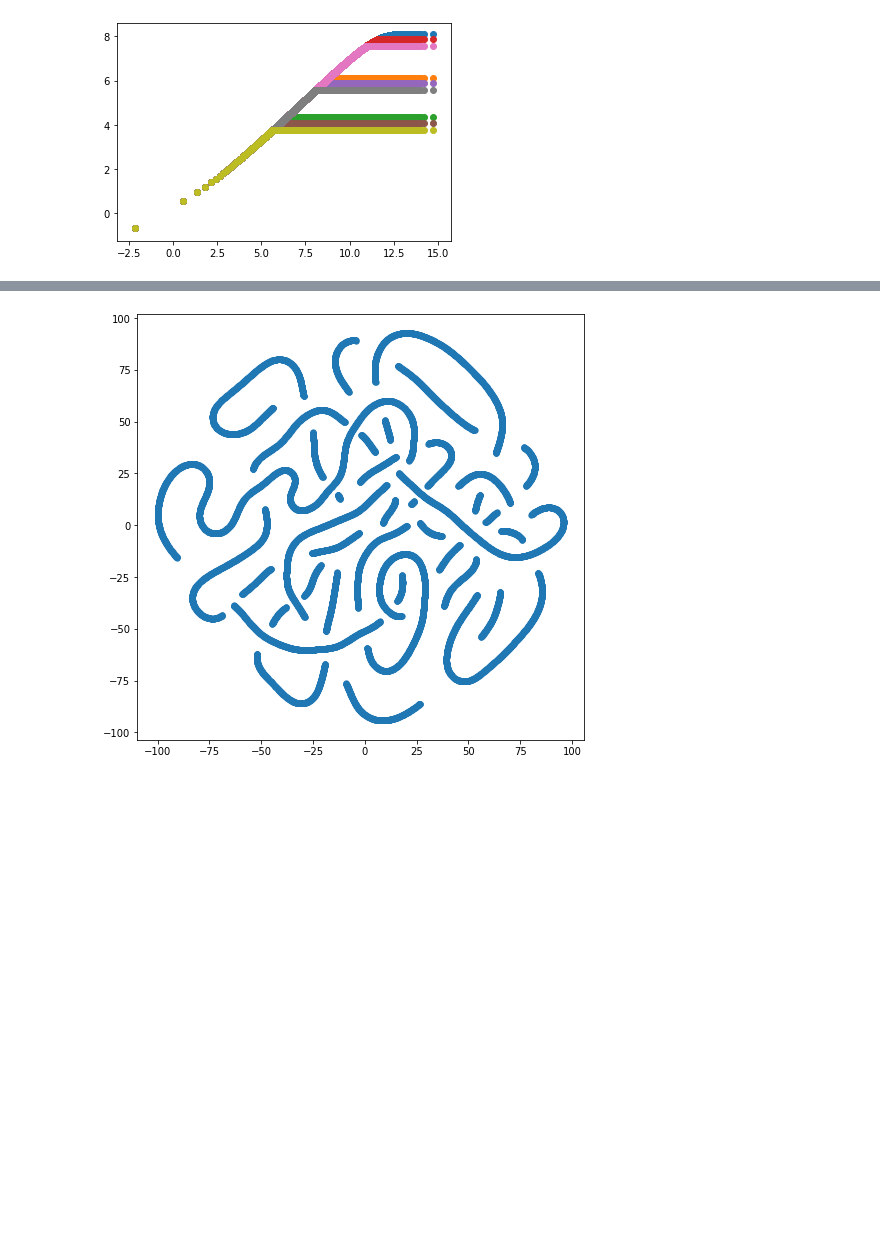
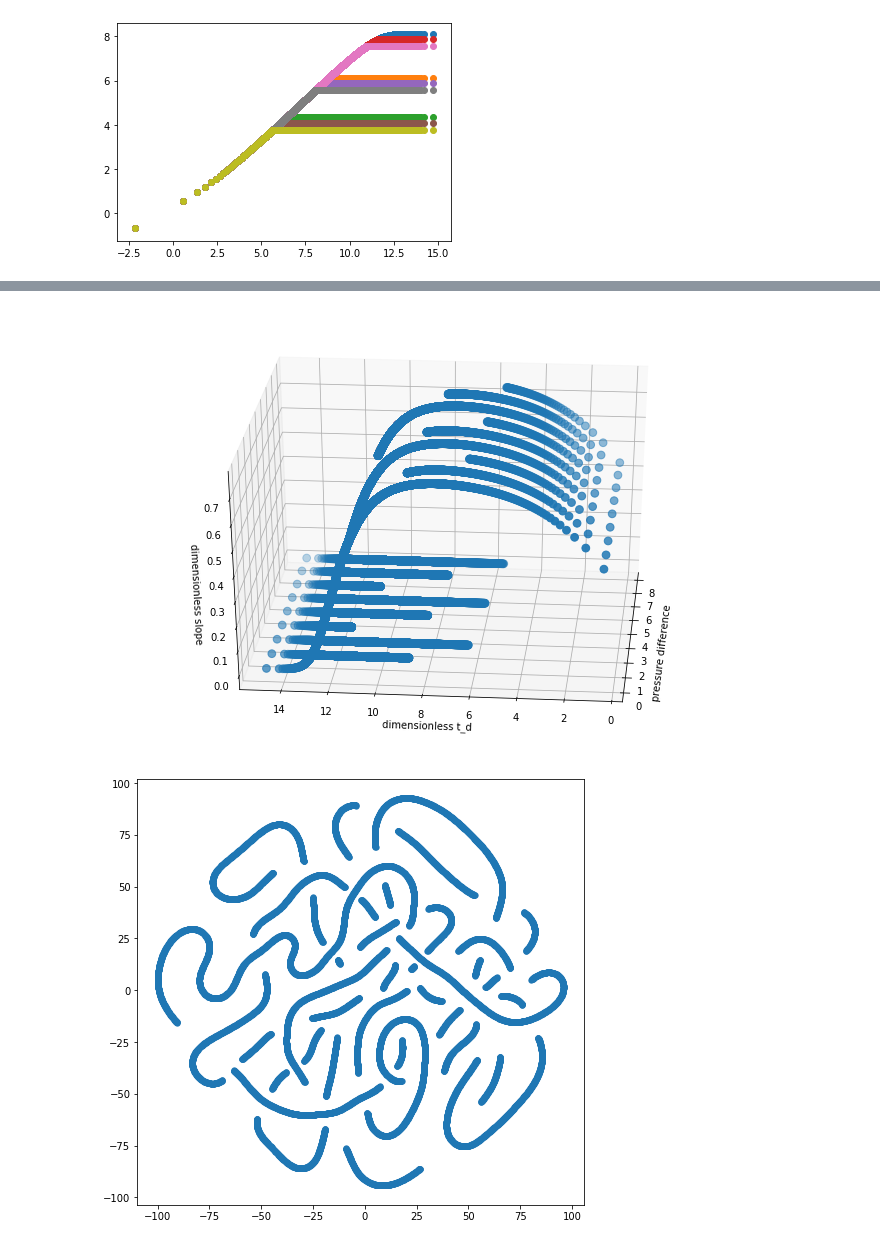
Before and after one commit to rui-ren/Simultaneous-Localization-and-Mapping, a Jupyter notebook: t-SNE.ipynb, the cells around one changed output, grey strips where cells are left out. Cells and saved outputs as stored; diff of their text form; code cells hidden in the pictures; blank space fills up the shorter version.

```diff
--- a/t-SNE.ipynb
+++ b/t-SNE.ipynb
@@ -251,0 +213,11 @@ len(new)
+# %%
+fig = plt.figure(figsize = (12,8))
+ax = fig.add_subplot(111, projection='3d')
+ax.scatter(df['x'], df['y'], df['z'], cmap=plt.cm.viridis, s=60)
+ax.view_init(30, 185)
+ax.set_xlabel('pressure difference')
+ax.set_ylabel('dimensionless t_d')
+ax.set_zlabel('dimensionless slope')
+plt.show()
+# %% [output]
+[figure, added]
```
Also changed, not shown: parts of 31 cells of this notebook, 1 other file.
